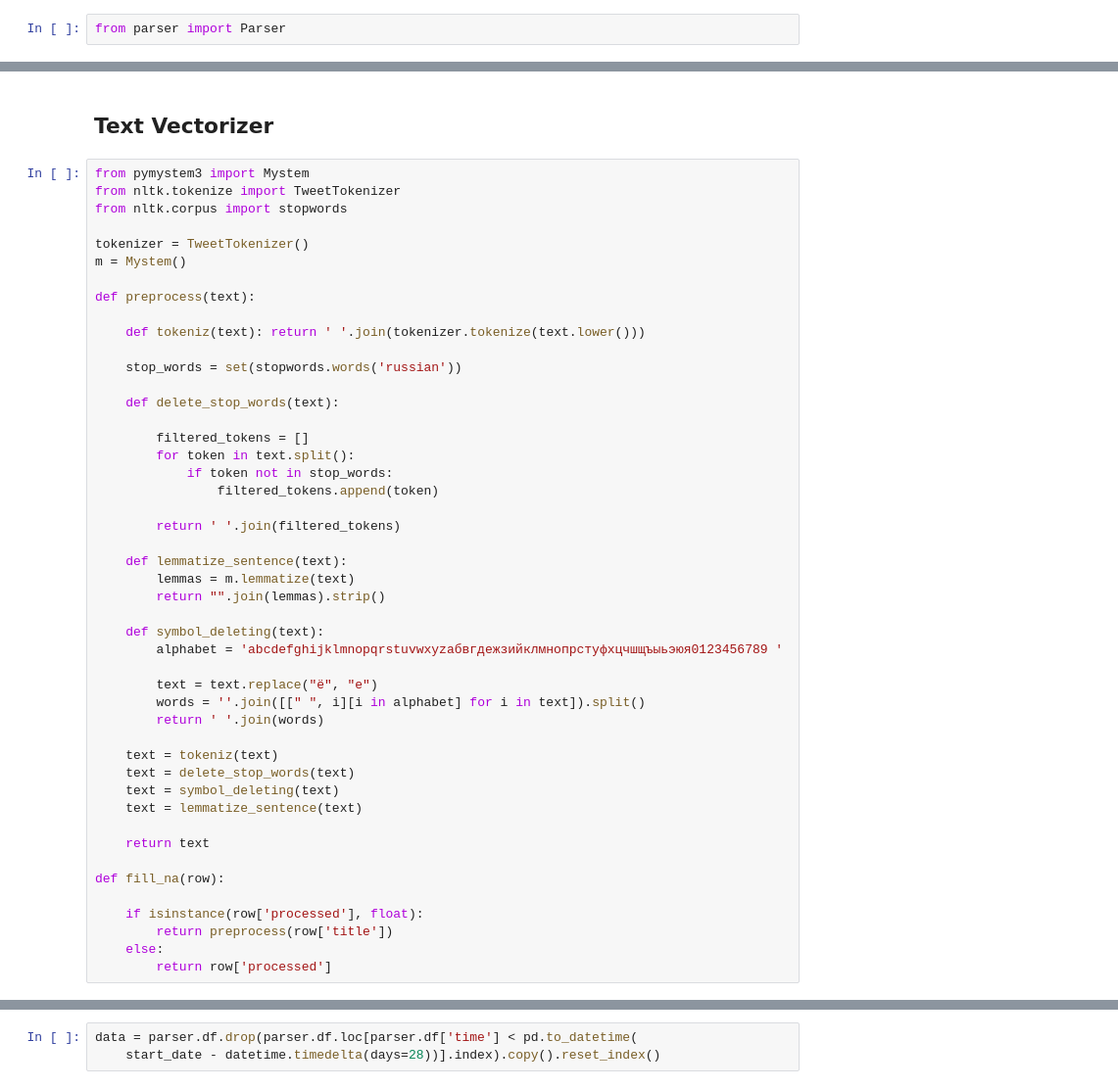
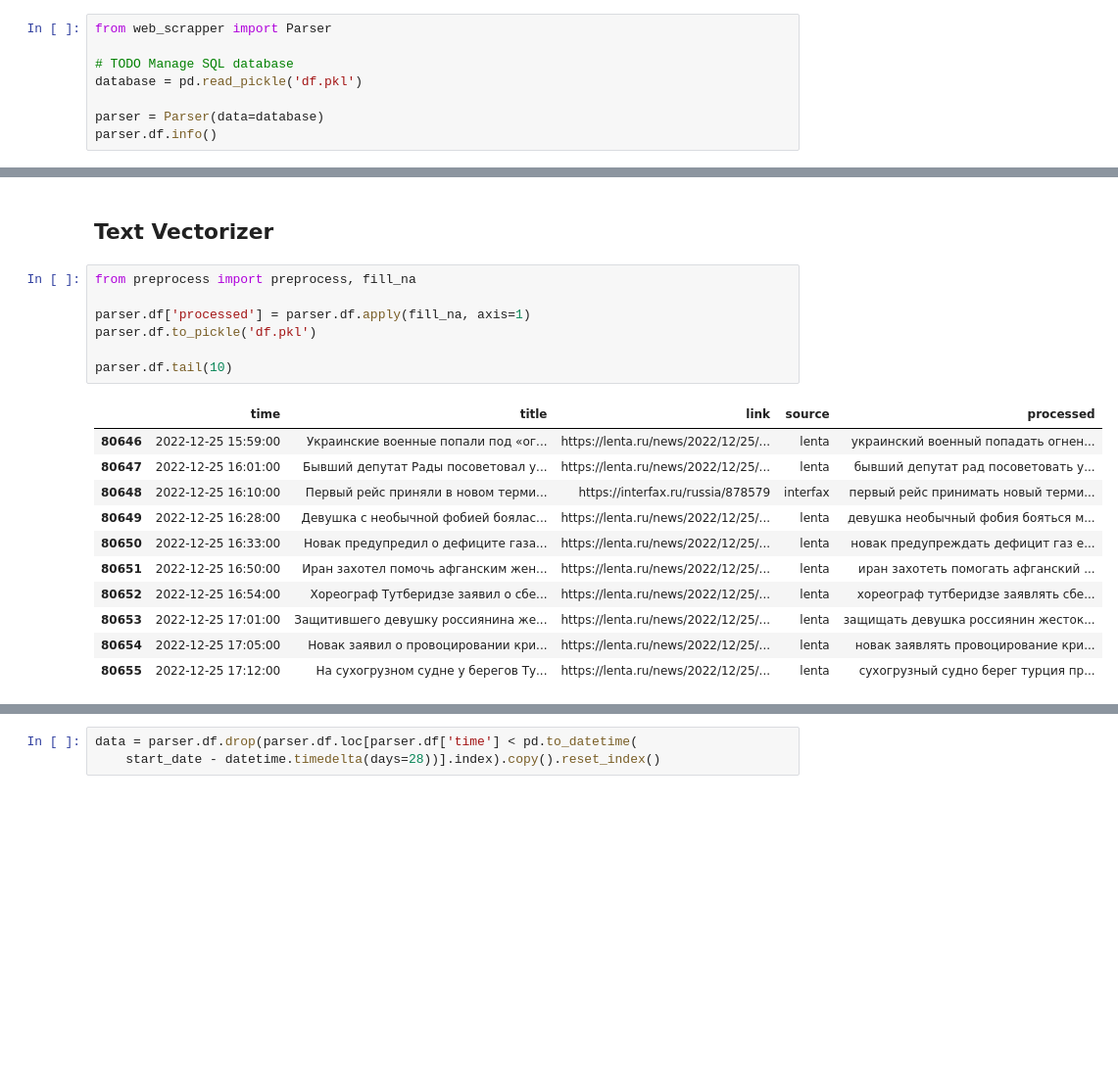
Before and after one commit to smvkvv/trend_extractor, a Jupyter notebook: experiments.ipynb, the cells around one changed output, grey strips where cells are left out. Shown at 98% size. Cells and saved outputs as stored; diff of their text form; blank space fills up the shorter version.

```diff
--- a/experiments.ipynb
+++ b/experiments.ipynb
@@ -14,2 +9,8 @@ warnings.filterwarnings("ignore")
 # %%
-from parser import Parser
+from web_scrapper import Parser
+
+# TODO Manage SQL database
+database = pd.read_pickle('df.pkl')
+
+parser = Parser(data=database)
+parser.df.info()
@@ -54,49 +45,21 @@ memory usage: 3.1+ MB
 # %% [markdown]
 ## Text Vectorizer
 # %%
-from pymystem3 import Mystem
-from nltk.tokenize import TweetTokenizer
-from nltk.corpus import stopwords
+from preprocess import preprocess, fill_na
 
-tokenizer = TweetTokenizer()
-m = Mystem()
+parser.df['processed'] = parser.df.apply(fill_na, axis=1)
+parser.df.to_pickle('df.pkl')
 
-def preprocess(text):
-
-    def tokeniz(text): return ' '.join(tokenizer.tokenize(text.lower()))
-
-    stop_words = set(stopwords.words('russian'))
-
-    def delete_stop_words(text):
-
-        filtered_tokens = []
-        for token in text.split():
-            if token not in stop_words:
-                filtered_tokens.append(token)
-
-        return ' '.join(filtered_tokens)
-
-    def lemmatize_sentence(text):
-        lemmas = m.lemmatize(text)
-        return "".join(lemmas).strip()
-
-    def symbol_deleting(text):
-        alphabet = 'abcdefghijklmnopqrstuvwxyzабвгдежзийклмнопрстуфхцчшщъыьэюя0123456789 '
-
-        text = text.replace("ё", "е")
-        words = ''.join([[" ", i][i in alphabet] for i in text]).split()
-        return ' '.join(words)
-
-    text = tokeniz(text)
-    text = delete_stop_words(text)
-    text = symbol_deleting(text)
-    text = lemmatize_sentence(text)
-
-    return text
-
-def fill_na(row):
-
-    if isinstance(row['processed'], float):
-        return preprocess(row['title'])
-    else:
-        return row['processed']
+parser.df.tail(10)
+# %% [output]
+|  | time | title | link | source | processed |
+| 80646 | 2022-12-25 15:59:00 | Украинские военные попали под «ог... | https://lenta.ru/news/2022/12/25/... | lenta | украинский военный попадать огнен... |
+| 80647 | 2022-12-25 16:01:00 | Бывший депутат Рады посоветовал у... | https://lenta.ru/news/2022/12/25/... | lenta | бывший депутат рад посоветовать у... |
+| 80648 | 2022-12-25 16:10:00 | Первый рейс приняли в новом терми... | https://interfax.ru/russia/878579 | interfax | первый рейс принимать новый терми... |
+| 80649 | 2022-12-25 16:28:00 | Девушка с необычной фобией боялас... | https://lenta.ru/news/2022/12/25/... | lenta | девушка необычный фобия бояться м... |
+| 80650 | 2022-12-25 16:33:00 | Новак предупредил о дефиците газа... | https://lenta.ru/news/2022/12/25/... | lenta | новак предупреждать дефицит газ е... |
+| 80651 | 2022-12-25 16:50:00 | Иран захотел помочь афганским жен... | https://lenta.ru/news/2022/12/25/... | lenta | иран захотеть помогать афганский ... |
+| 80652 | 2022-12-25 16:54:00 | Хореограф Тутберидзе заявил о сбе... | https://lenta.ru/news/2022/12/25/... | lenta | хореограф тутберидзе заявлять сбе... |
+| 80653 | 2022-12-25 17:01:00 | Защитившего девушку россиянина же... | https://lenta.ru/news/2022/12/25/... | lenta | защищать девушка россиянин жесток... |
+| 80654 | 2022-12-25 17:05:00 | Новак заявил о провоцировании кри... | https://lenta.ru/news/2022/12/25/... | lenta | новак заявлять провоцирование кри... |
+| 80655 | 2022-12-25 17:12:00 | На сухогрузном судне у берегов Ту... | https://lenta.ru/news/2022/12/25/... | lenta | сухогрузный судно берег турция пр... |
```
Also changed, not shown: parts of 7 cells of this notebook.
